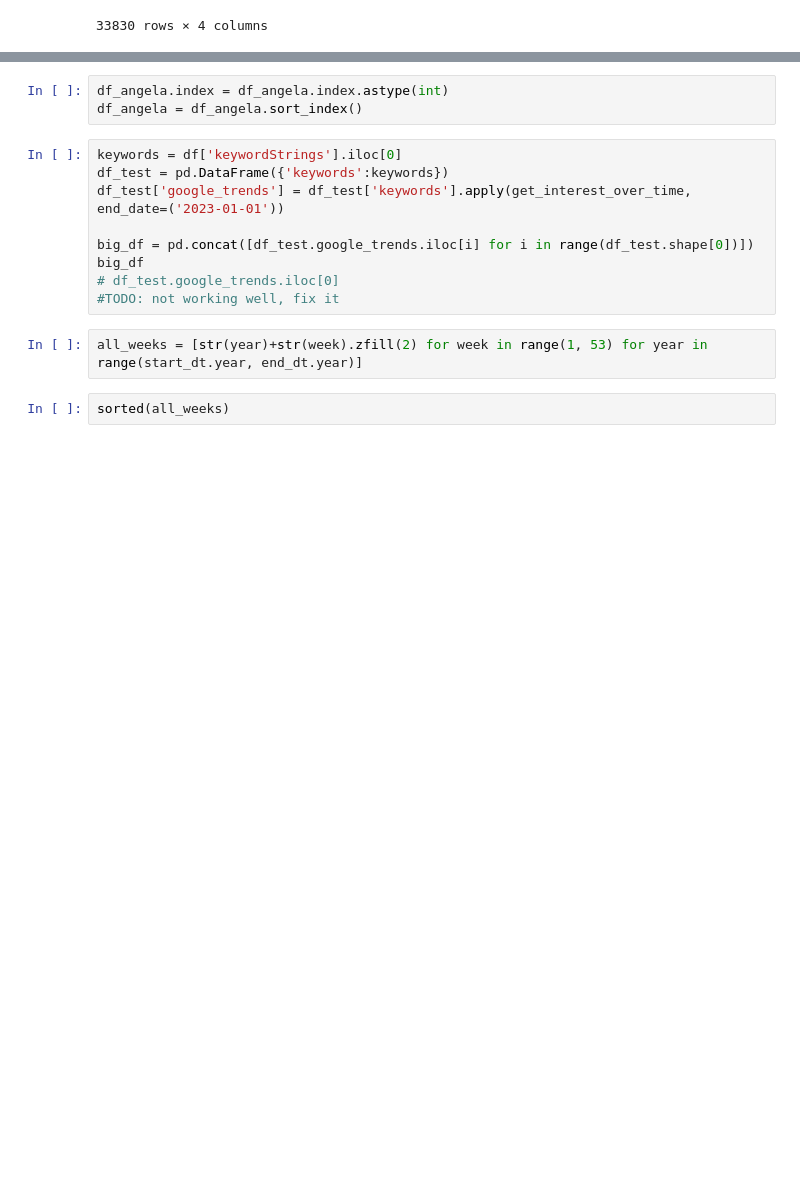
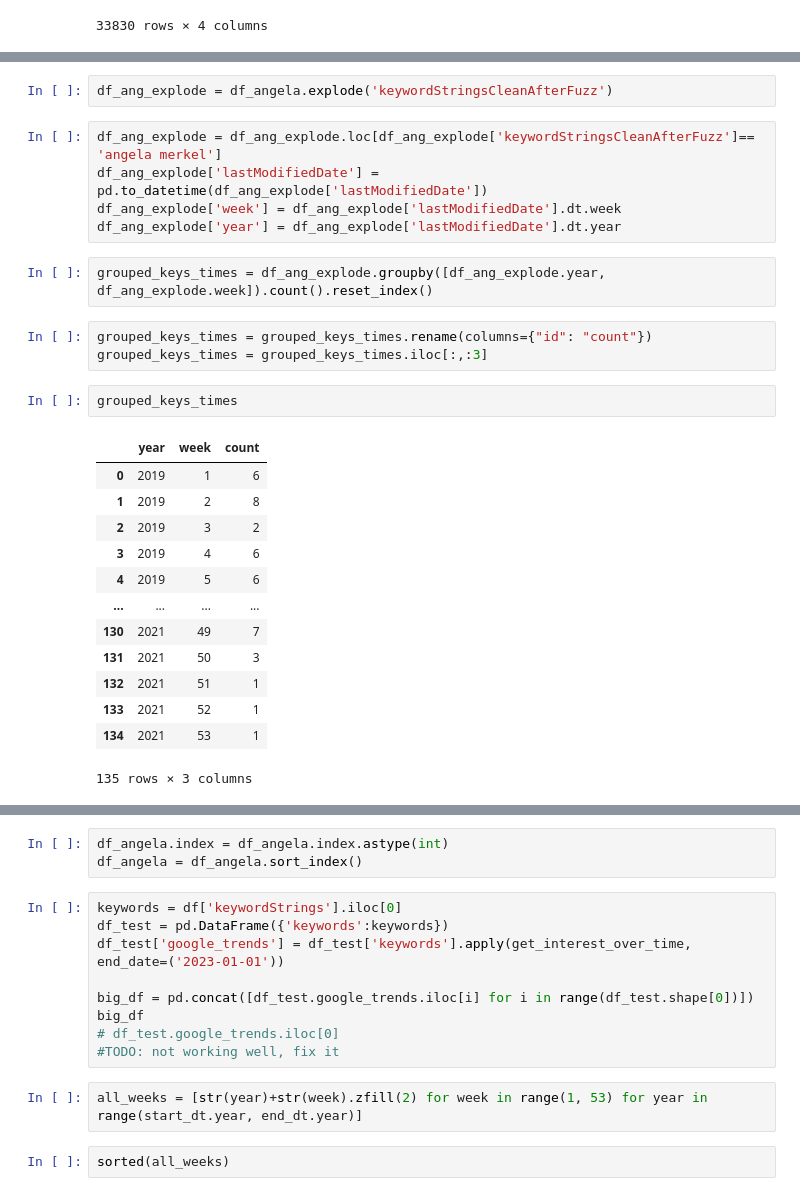
Before and after one commit to mariosakritas/NLP-methods-for-news-articles, a Jupyter notebook: notebooks/MD_MA_keywords_to_timeseries.ipynb, the cells around one changed output, grey strips where cells are left out. Drawn from its saved outputs; the diff is of its cells as text; blank space fills up the shorter version.

```diff
--- a/notebooks/MD_MA_keywords_to_timeseries.ipynb
+++ b/notebooks/MD_MA_keywords_to_timeseries.ipynb
@@ -378,0 +314,28 @@ df_angela.lastModifiedDate[0].strftime("%W")
+# %%
+df_ang_explode = df_angela.explode('keywordStringsCleanAfterFuzz')
+# %%
+df_ang_explode = df_ang_explode.loc[df_ang_explode['keywordStringsCleanAfterFuzz']== 'angela merkel']
+df_ang_explode['lastModifiedDate'] = pd.to_datetime(df_ang_explode['lastModifiedDate'])
+df_ang_explode['week'] = df_ang_explode['lastModifiedDate'].dt.week
+df_ang_explode['year'] = df_ang_explode['lastModifiedDate'].dt.year
+# %%
+grouped_keys_times = df_ang_explode.groupby([df_ang_explode.year, df_ang_explode.week]).count().reset_index()
+# %%
+grouped_keys_times = grouped_keys_times.rename(columns={"id": "count"})
+grouped_keys_times = grouped_keys_times.iloc[:,:3]
+# %%
+grouped_keys_times
+# %% [output]
+|  | year | week | count |
+| 0 | 2019 | 1 | 6 |
+| 1 | 2019 | 2 | 8 |
+| 2 | 2019 | 3 | 2 |
+| 3 | 2019 | 4 | 6 |
+| 4 | 2019 | 5 | 6 |
+| ... | ... | ... | ... |
+| 130 | 2021 | 49 | 7 |
+| 131 | 2021 | 50 | 3 |
+| 132 | 2021 | 51 | 1 |
+| 133 | 2021 | 52 | 1 |
+| 134 | 2021 | 53 | 1 |
+135 rows × 3 columns
```
Also changed, not shown: parts of 41 cells of this notebook, 1 other file.
